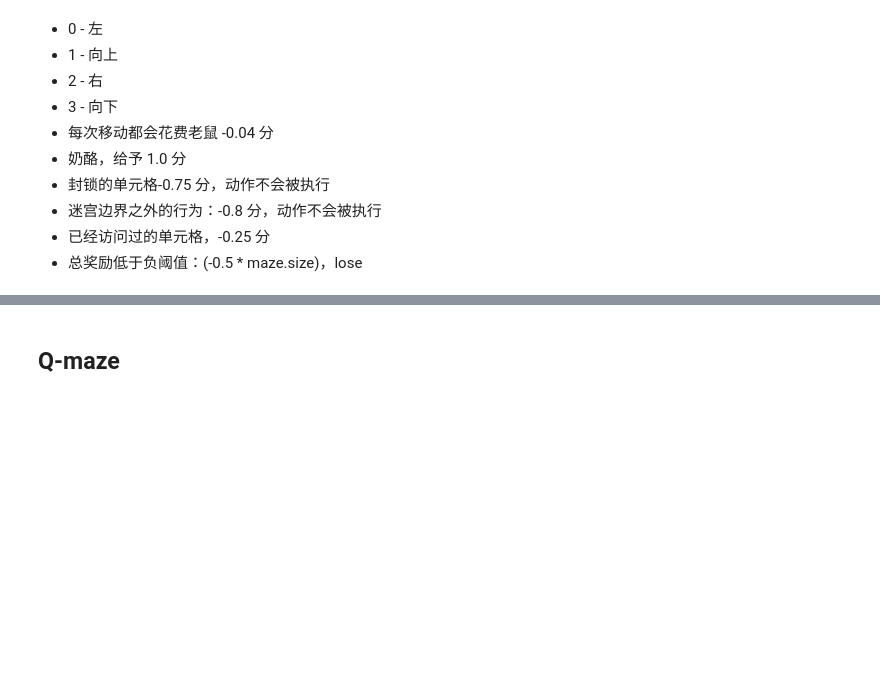
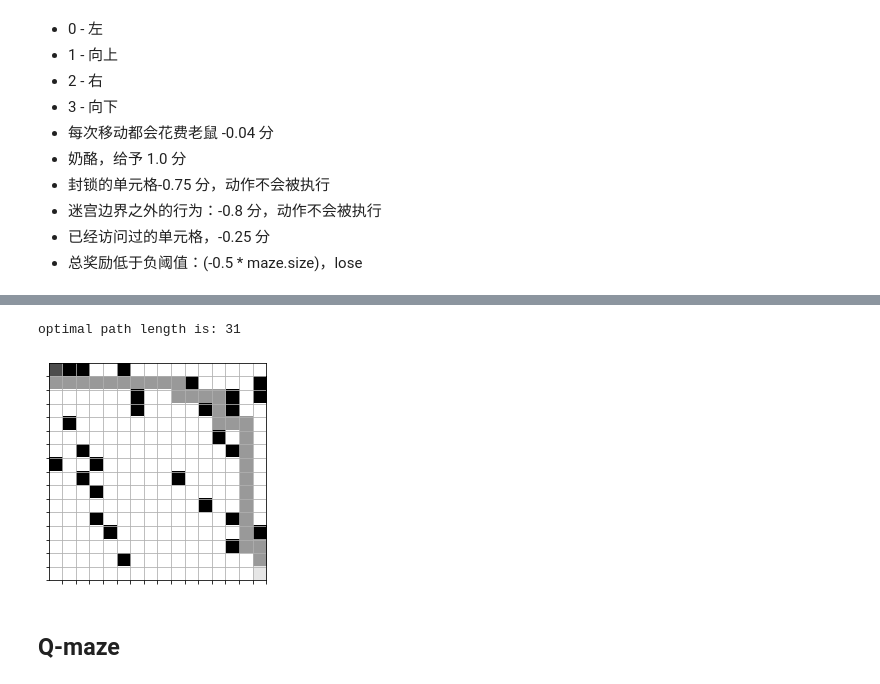
Before and after one commit to KPollux/FedRL_implementation, a Jupyter notebook: GridWorld_report_v2_part_ob_large.ipynb, the cells around one changed output, grey strips where cells are left out. Drawn from its saved outputs; the diff is of its cells as text; code cells hidden in the pictures; blank space fills up the shorter version.

```diff
--- a/GridWorld_report_v2_part_ob_large.ipynb
+++ b/GridWorld_report_v2_part_ob_large.ipynb
@@ -120,11 +120,11 @@ def generate_solvable_gridworld(n, prob=0.6):
             return gridworld, start, end, optimal_path
 
 # 示例代码
-# gridworld, start, end, optimal_path = generate_solvable_gridworld(8)
-# gridworld = np.array(gridworld)*1.0
-# print(gridworld)
-# print("start:", start)
-# print("end:", end)
+gridworld, start, end, optimal_path = generate_solvable_gridworld(16, 0.9)
+gridworld = np.array(gridworld)*1.0
+print(gridworld)
+print("start:", start)
+print("end:", end)
 
 # train_set = {'gridworld':[],
 #             'start':[],
@@ -134,8 +134,8 @@ def generate_solvable_gridworld(n, prob=0.6):
 #             'start':[],
 #             'end':[]}
 
-# for i in range(6400):
-#     gridworld, start, end = generate_solvable_gridworld(8)
+# for i in range(5):
+#     gridworld, start, end = generate_solvable_gridworld(16)
 #     train_set['gridworld'].append(gridworld)
 #     train_set['start'].append(start)
 #     train_set['end'].append(end)
@@ -145,0 +165,12 @@ def generate_solvable_gridworld(n, prob=0.6):
+# %%
+qmaze = Qmaze(gridworld)
+maze_size = 16
+optimal_path = find_path(gridworld, (0, 0), (maze_size-1, maze_size-1))
+qmaze.visited = optimal_path
+optimal_length = len(optimal_path)
+
+show(qmaze)
+print('optimal path length is:', optimal_length)
+# %% [output]
+optimal path length is: 31
+[figure, added]
```
Also changed, not shown: parts of 2 cells of this notebook, 7 other files.
